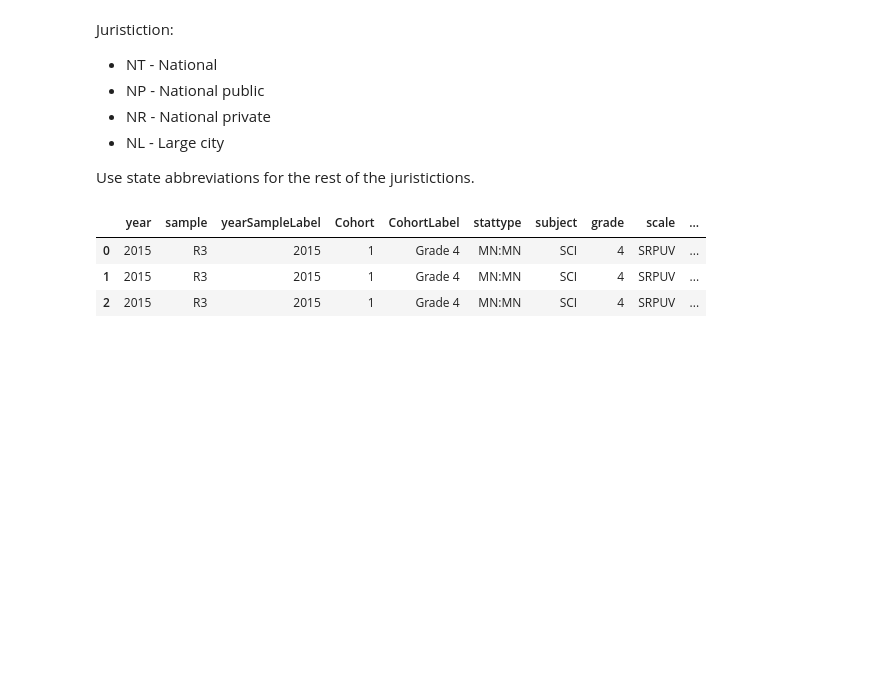
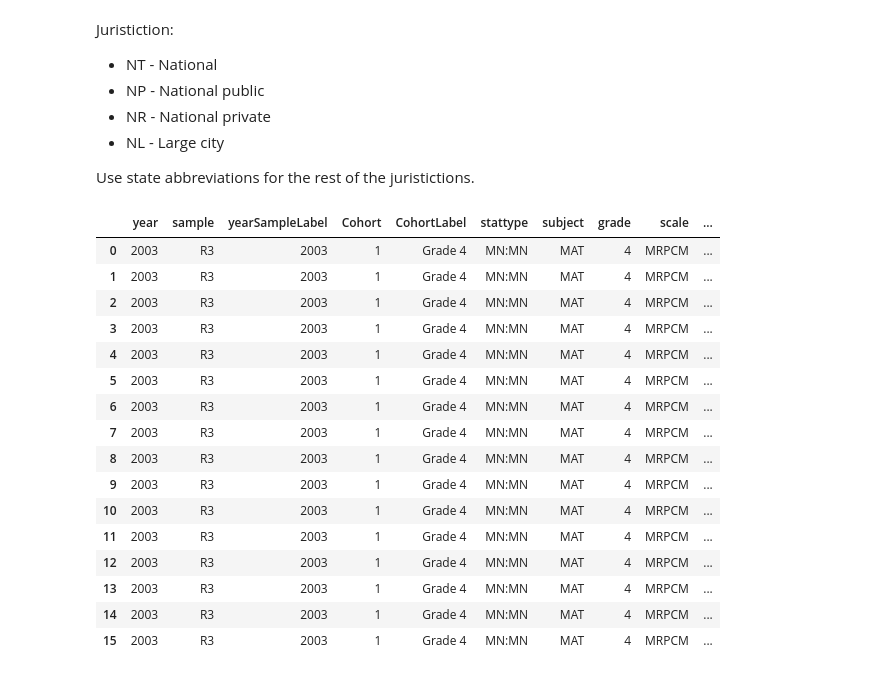
Before and after one commit to corwindark/5300_education_test_scores_project, a Jupyter notebook: api.ipynb, the cells around one changed output. Cells and saved outputs as stored; diff of their text form; code cells hidden in the pictures; blank space fills up the shorter version.

```diff
--- a/api.ipynb
+++ b/api.ipynb
@@ -91,19 +91,32 @@ Use state abbreviations for the rest of the juristictions.
 # %%
 params = {
     "type": "data",
-    "subject": "science",
+    "subject": "mathematics",
     "cohort": "1",
     # "subscale": "MRPCM",
-    "variable": "C095501",
-    "jurisdiction": "CT",
+    "variable": "C043801",
+    "jurisdiction": "NT,VA",
     "stattype": "MN:MN",
-    "Year": "2015",
+    "Year": "2003",
 }
 
 df = get_data(**params)
 df
 # %% [output]
 |  | year | sample | yearSampleLabel | Cohort | CohortLabel | stattype | subject | grade | scale | ... |
-| 0 | 2015 | R3 | 2015 | 1 | Grade 4 | MN:MN | SCI | 4 | SRPUV | ... |
-| 1 | 2015 | R3 | 2015 | 1 | Grade 4 | MN:MN | SCI | 4 | SRPUV | ... |
-| 2 | 2015 | R3 | 2015 | 1 | Grade 4 | MN:MN | SCI | 4 | SRPUV | ... |
+| 0 | 2003 | R3 | 2003 | 1 | Grade 4 | MN:MN | MAT | 4 | MRPCM | ... |
+| 1 | 2003 | R3 | 2003 | 1 | Grade 4 | MN:MN | MAT | 4 | MRPCM | ... |
+| 2 | 2003 | R3 | 2003 | 1 | Grade 4 | MN:MN | MAT | 4 | MRPCM | ... |
+| 3 | 2003 | R3 | 2003 | 1 | Grade 4 | MN:MN | MAT | 4 | MRPCM | ... |
+| 4 | 2003 | R3 | 2003 | 1 | Grade 4 | MN:MN | MAT | 4 | MRPCM | ... |
+| 5 | 2003 | R3 | 2003 | 1 | Grade 4 | MN:MN | MAT | 4 | MRPCM | ... |
+| 6 | 2003 | R3 | 2003 | 1 | Grade 4 | MN:MN | MAT | 4 | MRPCM | ... |
+| 7 | 2003 | R3 | 2003 | 1 | Grade 4 | MN:MN | MAT | 4 | MRPCM | ... |
+| 8 | 2003 | R3 | 2003 | 1 | Grade 4 | MN:MN | MAT | 4 | MRPCM | ... |
+| 9 | 2003 | R3 | 2003 | 1 | Grade 4 | MN:MN | MAT | 4 | MRPCM | ... |
+| 10 | 2003 | R3 | 2003 | 1 | Grade 4 | MN:MN | MAT | 4 | MRPCM | ... |
+| 11 | 2003 | R3 | 2003 | 1 | Grade 4 | MN:MN | MAT | 4 | MRPCM | ... |
+| 12 | 2003 | R3 | 2003 | 1 | Grade 4 | MN:MN | MAT | 4 | MRPCM | ... |
+| 13 | 2003 | R3 | 2003 | 1 | Grade 4 | MN:MN | MAT | 4 | MRPCM | ... |
+| 14 | 2003 | R3 | 2003 | 1 | Grade 4 | MN:MN | MAT | 4 | MRPCM | ... |
+| 15 | 2003 | R3 | 2003 | 1 | Grade 4 | MN:MN | MAT | 4 | MRPCM | ... |
```
Also changed, not shown: parts of 1 cell of this notebook.
